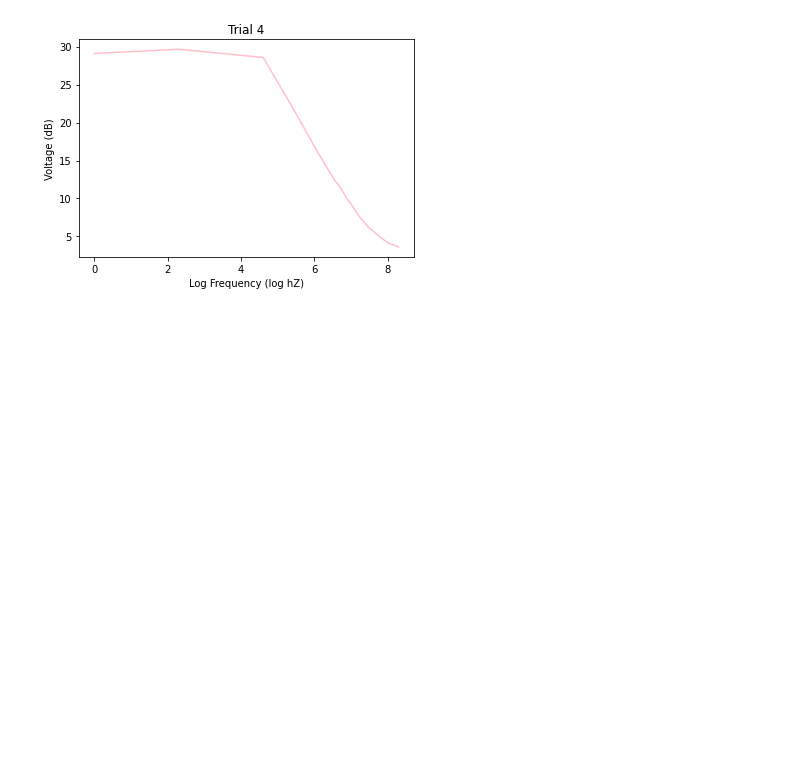
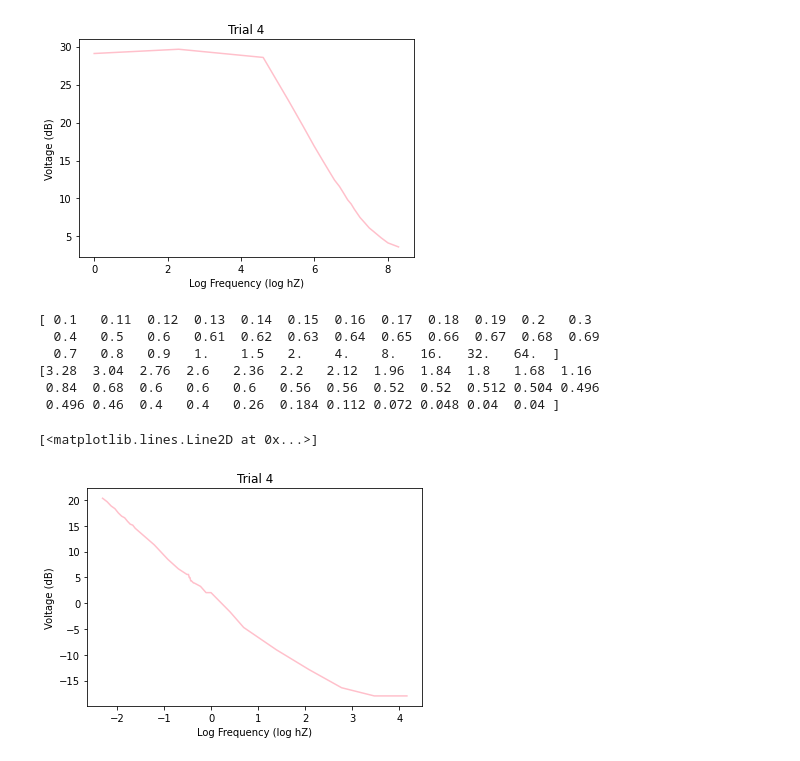
Before and after one commit to matthew-ding/physics5bl, a Jupyter notebook: Capstone/low_pass_analysis.ipynb, the cells around one changed output. Saved outputs shown, nothing was run; the diff lists cells and outputs as text; code cells hidden in the pictures; blank space fills up the shorter version.

```diff
--- a/Capstone/low_pass_analysis.ipynb
+++ b/Capstone/low_pass_analysis.ipynb
@@ -113,3 +114,26 @@ plt.plot(frequency4, voltage4, 'pink')
 # %% [output]
 [<matplotlib.lines.Line2D at 0x...>]
 [figure]
+# %%
+### TRIAL 4 ###
+frequency4 = pd.DataFrame.to_numpy(dataframe)[1:,17]
+frequency4 = np.array([float(x) for x in frequency4])
+print(frequency4)
+voltage4 = pd.DataFrame.to_numpy(dataframe)[1:,18]
+voltage4 = np.array([float(x) for x in voltage4])
+print(voltage4)
+voltage4 = Vp_to_dBm(voltage4)
+frequency4 = np.log(frequency4)
+plt.title('Trial 4')
+plt.xlabel('Log Frequency (log hZ)')
+plt.ylabel('Voltage (dB)')
+plt.plot(frequency4, voltage4, 'pink')
+# %% [output]
+[ 0.1   0.11  0.12  0.13  0.14  0.15  0.16  0.17  0.18  0.19  0.2   0.3
+  0.4   0.5   0.6   0.61  0.62  0.63  0.64  0.65  0.66  0.67  0.68  0.69
+  0.7   0.8   0.9   1.    1.5   2.    4.    8.   16.   32.   64.  ]
+[3.28  3.04  2.76  2.6   2.36  2.2   2.12  1.96  1.84  1.8   1.68  1.16
+ 0.84  0.68  0.6   0.6   0.6   0.56  0.56  0.52  0.52  0.512 0.504 0.496
+ 0.496 0.46  0.4   0.4   0.26  0.184 0.112 0.072 0.048 0.04  0.04 ]
+[<matplotlib.lines.Line2D at 0x...>]
+[figure, added]
```
Also changed, not shown: parts of 2 cells of this notebook, 3 other files.
